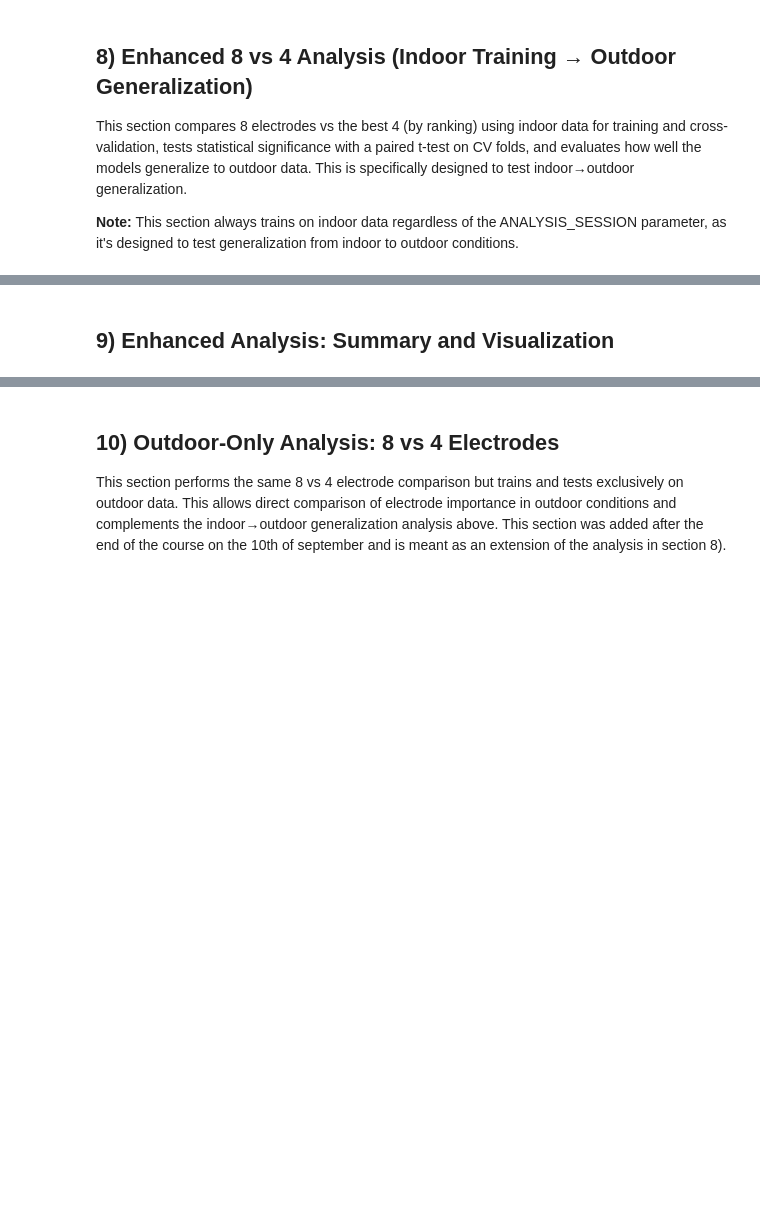
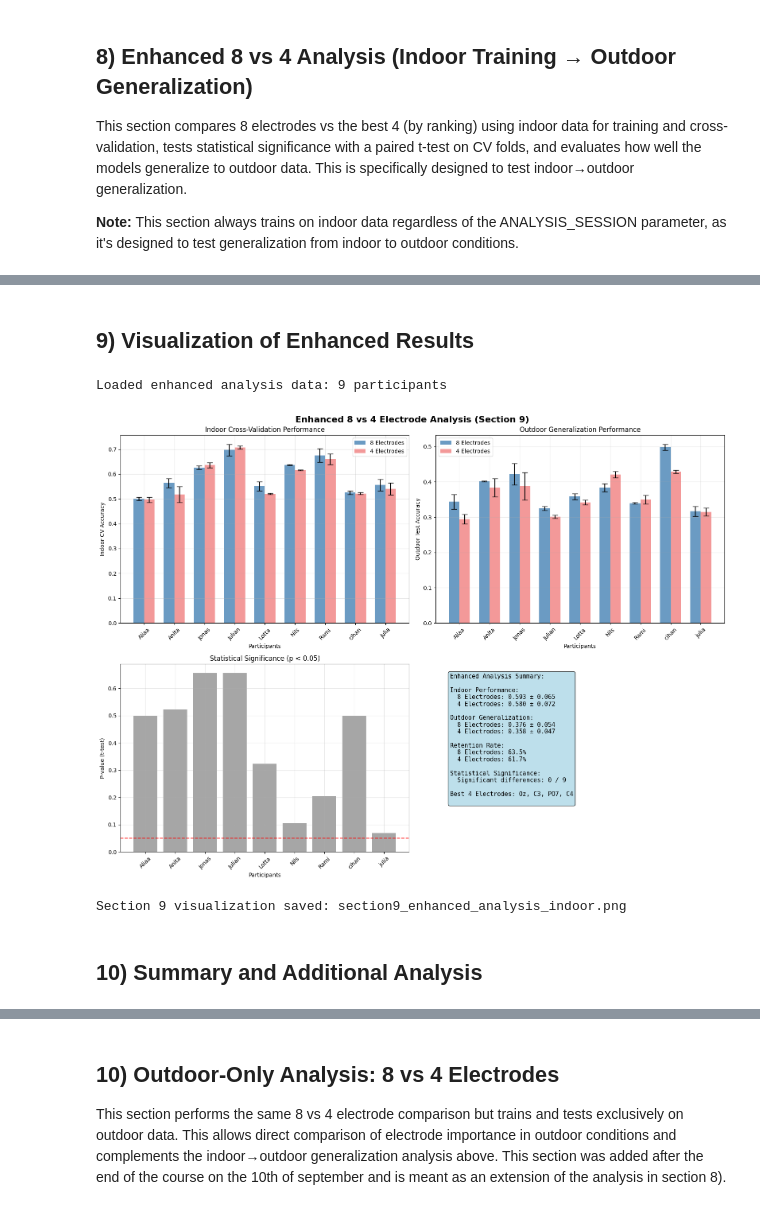
Before and after one commit to Julius6043/eeg-brain-interface, a Jupyter notebook: Abgabe/Final_Submission_Feature-Based_ML.ipynb, the cells around one changed output, grey strips where cells are left out. Drawn from its saved outputs; the diff is of its cells as text; code cells hidden in the pictures; blank space fills up the shorter version.

```diff
--- a/Abgabe/Final_Submission_Feature-Based_ML.ipynb
+++ b/Abgabe/Final_Submission_Feature-Based_ML.ipynb
@@ -76,22 +100,21 @@ Configure the analysis session, electrode settings, and specify where your proce
 # IMPORTANT: Update this path to point to your processed data directory
 # The directory should contain subdirectories for each participant with epo.fif files
 
-WORKING_DIR = Path.cwd()
-DATA_DIRECTORY = WORKING_DIR / "data"  # <-- CHANGE THIS PATH IF NEEDED
+DATA_DIRECTORY = "./results"  # <-- CHANGE THIS PATH IF NEEDED
 
 # =============================================================================
 # ANALYSIS PARAMETERS
 # =============================================================================
-ANALYSIS_SESSION = "indoor"  # or "outdoor"
-INCLUDE_0_BACK = False
+ANALYSIS_SESSION = "indoor" # Do not change this here!
+INCLUDE_0_BACK = False  # Do not change this here!
 ALL_ELECTRODES = ["Fz", "C4", "Cz", "C3", "Pz", "PO8", "Oz", "PO7"]
 
 # Results output directory
-RESULTS_DIR = WORKING_DIR / "results"
+RESULTS_DIR = Path("results")
 RESULTS_DIR.mkdir(exist_ok=True)
 
 # Validate data directory
-data_dir_path = DATA_DIRECTORY
+data_dir_path = Path(DATA_DIRECTORY)
 if not data_dir_path.exists():
     print(f"WARNING: Data directory '{DATA_DIRECTORY}' does not exist!")
     print("Please update the DATA_DIRECTORY variable above to point to your processed data folder.")
@@ -116,7 +148,7 @@ from typing import List, Tuple, Dict, Optional
 
 def get_available_participants() -> List[str]:
     """Get list of available participants from the configured data directory."""
-    processed_dir = DATA_DIRECTORY
+    processed_dir = Path(DATA_DIRECTORY)
     if not processed_dir.exists():
         print(f"Data directory not found: {processed_dir}")
         return []
@@ -125,8 +157,7 @@ def get_available_participants() -> List[str]:
 
 def load_participant_session(participant: str, session_type: str):
     """Load participant session data from the configured data directory."""
-    name = participant.split('_')[1]
-    epo_file = RESULTS_DIR / name / f"{session_type}_processed-epo.fif"
+    epo_file = Path(DATA_DIRECTORY) / participant / f"{session_type}_processed-epo.fif"
     if not epo_file.exists():
         print(f"Missing file for {participant} {session_type}: {epo_file}")
         return None
@@ -591,8 +649,8 @@ if 'all_results_df' in globals() and not all_results_df.empty:
     # Find participants with both indoor and outdoor files
     participants_with_both = []
     for p in get_available_participants():
-        d = DATA_DIRECTORY / p
-        if (d / "indoor_processed-epo.fif").exists() and (d / "outdoor_processed-epo.fif").exists():
+        d = Path(DATA_DIRECTORY)/p
+        if (d/"indoor_processed-epo.fif").exists() and (d/"outdoor_processed-epo.fif").exists():
             participants_with_both.append(p)
 
     print(f"Participants with both sessions: {participants_with_both}")
@@ -609,27 +714,28 @@ else:
+# %% [markdown]
+## 9) Visualization of Enhanced Results
 # %%
-# Section 8 Visualization: Enhanced 8 vs 4 Electrode Analysis
+# Section 9 Visualization: Enhanced 8 vs 4 Electrode Analysis
 import os
 
-# Load enhanced analysis data from CSV if available
+# Load enhanced analysis data from the CSV we just created
 enhanced_data_loaded = False
-df_path = RESULTS_DIR / "enhanced_electrode_comparison_indoor.csv"
-if df_path.exists():
-    try:
-        enhanced_df = pd.read_csv(df_path)
-        print(f"Found {len(enhanced_df)} enhanced analysis results from CSV")
-        enhanced_data_loaded = True
-    except Exception as e:
-        print(f"Error loading enhanced CSV: {e}")
-        enhanced_data_loaded = False
-elif 'enhanced_results' in globals() and enhanced_results:
-    enhanced_df = pd.DataFrame(enhanced_results)
-    print(f"Found {len(enhanced_results)} enhanced analysis results from memory")
-    enhanced_data_loaded = True
+
+if 'RESULTS_DIR' in globals() and 'ANALYSIS_SESSION' in globals():
+    csv_path = RESULTS_DIR / f"enhanced_electrode_comparison_{ANALYSIS_SESSION}.csv"
+    if csv_path.exists():
+        try:
+            enhanced_df = pd.read_csv(csv_path)
+            print(f"Loaded enhanced analysis data: {len(enhanced_df)} participants")
+            enhanced_data_loaded = True
+        except Exception as e:
+            print(f"Error loading CSV: {e}")
+    else:
+        print(f"CSV file not found: {csv_path}")
 
 if enhanced_data_loaded and not enhanced_df.empty:
     # Create a comprehensive visualization for the enhanced analysis
     fig, axes = plt.subplots(2, 2, figsize=(16, 12))
-    fig.suptitle('Enhanced 8 vs 4 Electrode Analysis (Section 8)', fontsize=16, fontweight='bold')
+    fig.suptitle('Enhanced 8 vs 4 Electrode Analysis (Section 9)', fontsize=16, fontweight='bold')
 
     # Extract data for visualization using correct column names
     participants_8v4 = enhanced_df['participant'].tolist()
@@ -669,10 +775,10 @@ if enhanced_data_loaded and not enhanced_df.empty:
         # Plot 2: Outdoor Generalization
         ax2 = axes[0, 1]
         bars3 = ax2.bar([x - width/2 for x in x_pos], outdoor_8_scores, width,
-                       label='8 Electrodes', color='darkgreen', alpha=0.8,
+                       label='8 Electrodes', color='steelblue', alpha=0.8,
                        yerr=outdoor_8_std, capsize=5)
         bars4 = ax2.bar([x + width/2 for x in x_pos], outdoor_4_scores, width,
-                       label='4 Electrodes', color='darkorange', alpha=0.8,
+                       label='4 Electrodes', color='lightcoral', alpha=0.8,
                        yerr=outdoor_4_std, capsize=5)
 
         ax2.set_xlabel('Participants')
@@ -717,36 +823,40 @@ if enhanced_data_loaded and not enhanced_df.empty:
 
         summary_text = f"""Enhanced Analysis Summary:
 
 Indoor Performance:
   8 Electrodes: {mean_indoor_8:.3f} ± {np.std(indoor_8_scores):.3f}
   4 Electrodes: {mean_indoor_4:.3f} ± {np.std(indoor_4_scores):.3f}
 
 Outdoor Generalization:
   8 Electrodes: {mean_outdoor_8:.3f} ± {np.std(outdoor_8_scores):.3f}
   4 Electrodes: {mean_outdoor_4:.3f} ± {np.std(outdoor_4_scores):.3f}
 
 Retention Rate:
   8 Electrodes: {retention_8:.1f}%
   4 Electrodes: {retention_4:.1f}%
 
 Statistical Significance:
   Significant differences: {sig_count} / {len(participants_8v4)}
 
 Best 4 Electrodes: {best_4_from_data}
         """
 
         ax4.text(0.05, 0.95, summary_text, transform=ax4.transAxes,
                 fontsize=11, verticalalignment='top', fontfamily='monospace',
                 bbox=dict(boxstyle='round', facecolor='lightblue', alpha=0.8))
 
     plt.tight_layout()
-    filename = f'section8_enhanced_analysis_{ANALYSIS_SESSION.lower()}.png'
+    filename = f'section9_enhanced_analysis_{ANALYSIS_SESSION.lower()}.png'
     plt.savefig(filename, dpi=300, bbox_inches='tight')
     plt.show()
-    print(f"Section 8 visualization saved: {filename}")
+    print(f"Section 9 visualization saved: {filename}")
 
 else:
-    print("No enhanced analysis results found. Please run the enhanced analysis first.")
+    print("No enhanced analysis data available. Please ensure Section 8 ran successfully.")
+# %% [output]
+Loaded enhanced analysis data: 9 participants
+[figure, added]
+Section 9 visualization saved: section9_enhanced_analysis_indoor.png
 # %% [markdown]
-## 9) Enhanced Analysis: Summary and Visualization
+## 10) Summary and Additional Analysis
 # %%
```
Also changed, not shown: parts of 19 cells of this notebook.
